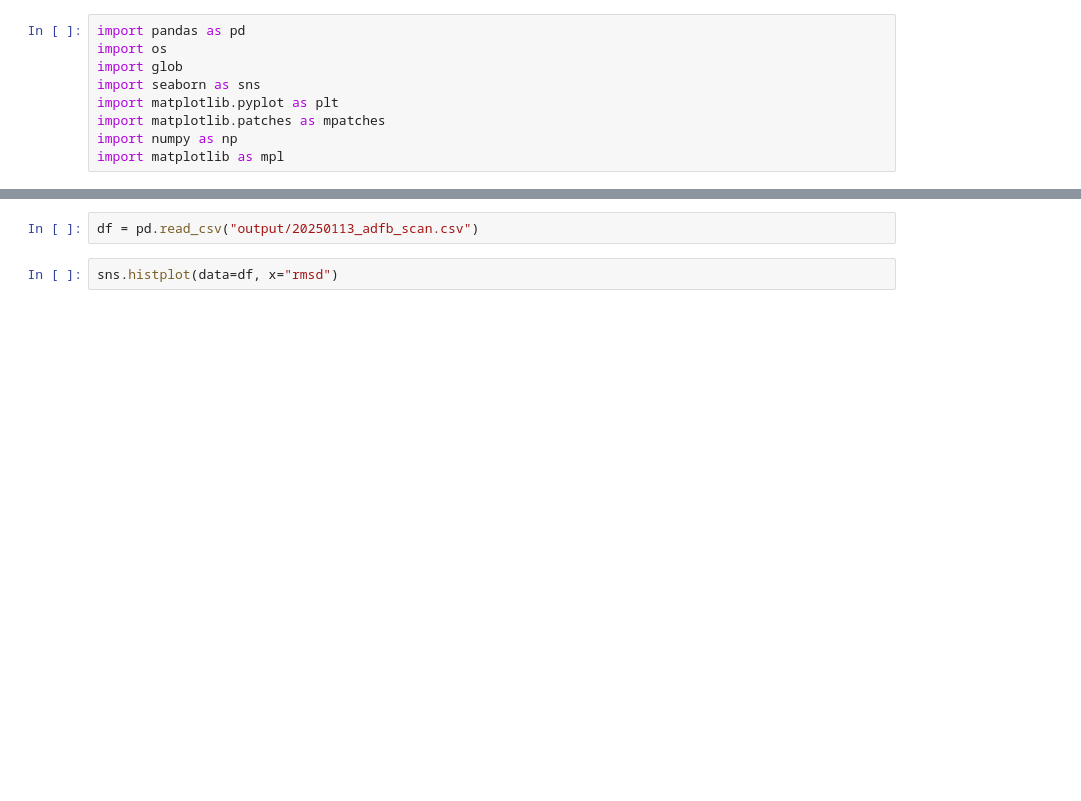
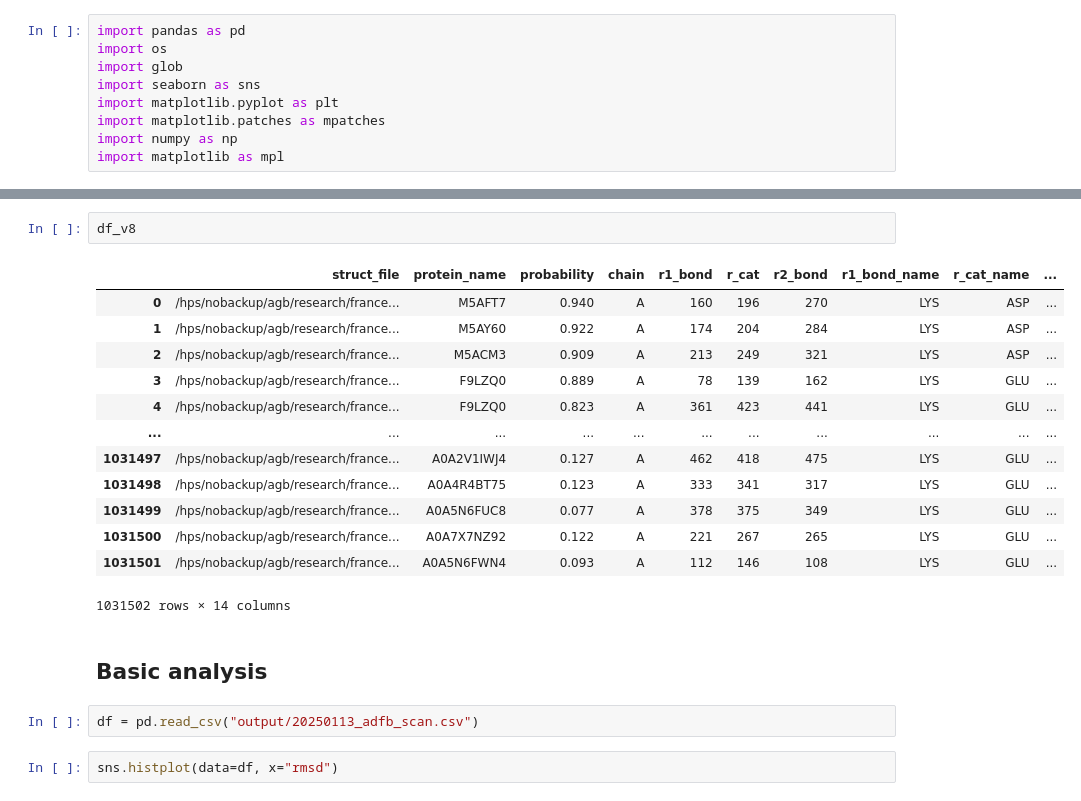
Before and after one commit to FranceCosta/isopeptide_bonds_global_survey, a Jupyter notebook: analysis/20241206_AFDBScan_isopeptor_v1/tests.ipynb, the cells around one changed output, grey strips where cells are left out. Drawn from its saved outputs; the diff is of its cells as text; blank space fills up the shorter version.

```diff
--- a/analysis/20241206_AFDBScan_isopeptor_v1/tests.ipynb
+++ b/analysis/20241206_AFDBScan_isopeptor_v1/tests.ipynb
@@ -10,3 +61,21 @@ import matplotlib as mpl
+# %%
+df_v8
+# %% [output]
+|  | struct_file | protein_name | probability | chain | r1_bond | r_cat | r2_bond | r1_bond_name | r_cat_name | ... |
+| 0 | /hps/nobackup/agb/research/france... | M5AFT7 | 0.940 | A | 160 | 196 | 270 | LYS | ASP | ... |
+| 1 | /hps/nobackup/agb/research/france... | M5AY60 | 0.922 | A | 174 | 204 | 284 | LYS | ASP | ... |
+| 2 | /hps/nobackup/agb/research/france... | M5ACM3 | 0.909 | A | 213 | 249 | 321 | LYS | ASP | ... |
+| 3 | /hps/nobackup/agb/research/france... | F9LZQ0 | 0.889 | A | 78 | 139 | 162 | LYS | GLU | ... |
+| 4 | /hps/nobackup/agb/research/france... | F9LZQ0 | 0.823 | A | 361 | 423 | 441 | LYS | GLU | ... |
+| ... | ... | ... | ... | ... | ... | ... | ... | ... | ... | ... |
+| 1031497 | /hps/nobackup/agb/research/france... | A0A2V1IWJ4 | 0.127 | A | 462 | 418 | 475 | LYS | GLU | ... |
+| 1031498 | /hps/nobackup/agb/research/france... | A0A4R4BT75 | 0.123 | A | 333 | 341 | 317 | LYS | GLU | ... |
+| 1031499 | /hps/nobackup/agb/research/france... | A0A5N6FUC8 | 0.077 | A | 378 | 375 | 349 | LYS | GLU | ... |
+| 1031500 | /hps/nobackup/agb/research/france... | A0A7X7NZ92 | 0.122 | A | 221 | 267 | 265 | LYS | GLU | ... |
+| 1031501 | /hps/nobackup/agb/research/france... | A0A5N6FWN4 | 0.093 | A | 112 | 146 | 108 | LYS | GLU | ... |
+1031502 rows × 14 columns
+# %% [markdown]
+## Basic analysis
 # %%
 df = pd.read_csv("output/20250113_adfb_scan.csv")
 # %%
```
Also changed, not shown: parts of 5 cells of this notebook, 17 other files.
